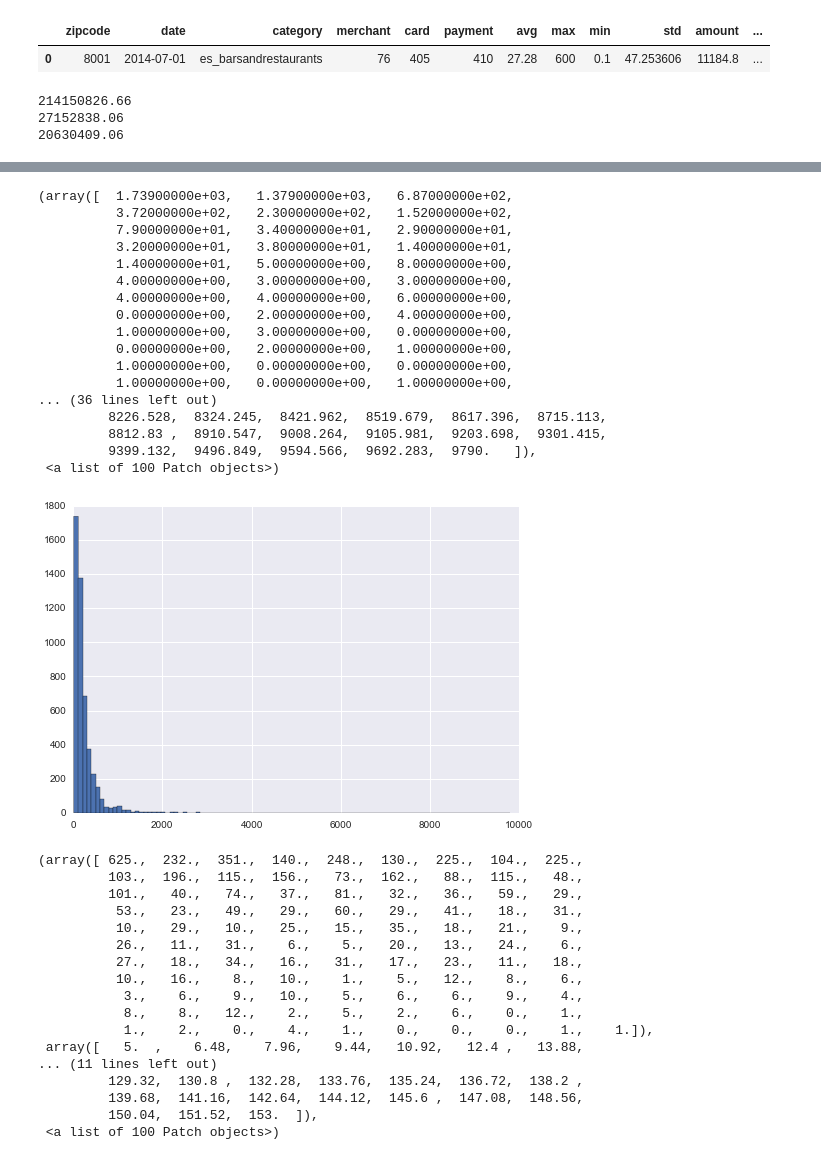
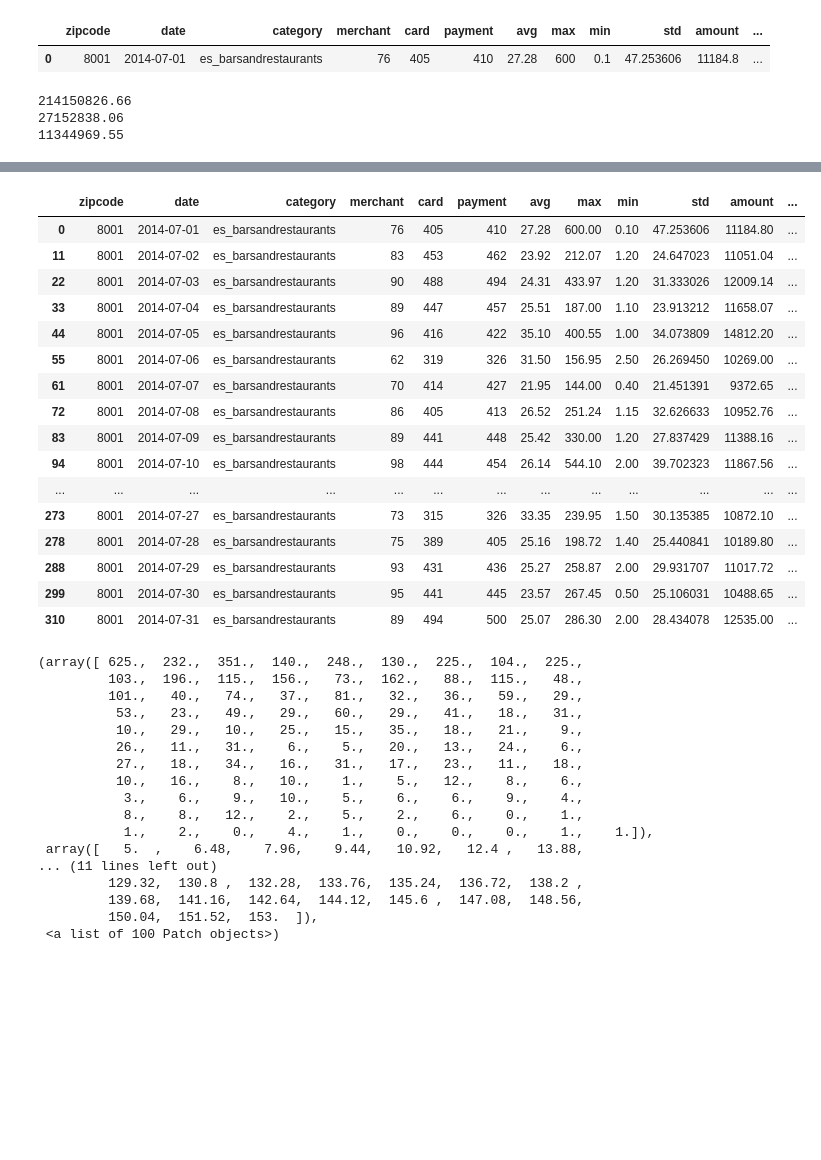
Before and after one commit to TeamUno/project, a Jupyter notebook: initial-exploration/Exploracion-Restaurants_BCN.ipynb, the cells around one changed output, grey strips where cells are left out. Drawn from its saved outputs; the diff is of its cells as text; code cells hidden in the pictures; blank space fills up the shorter version.

```diff
--- a/initial-exploration/Exploracion-Restaurants_BCN.ipynb
+++ b/initial-exploration/Exploracion-Restaurants_BCN.ipynb
@@ -47,13 +52,13 @@ basic_stats[:1]
 #total de pasta en el mes de julio
 print basic_stats["amount"].sum()
 restaurants=basic_stats[basic_stats["category"]=="es_barsandrestaurants"]
-restaurants_bcn=restaurants[restaurants["zipcode"]<=9000]
+restaurants_bcn=restaurants[restaurants["zipcode"]<=8042]
 print restaurants["amount"].sum()
 print restaurants_bcn["amount"].sum()
 # %% [output]
 214150826.66
 27152838.06
-20630409.06
+11344969.55
 # %%
 print restaurants_bcn.shape
 restaurants_bcn[4800:4855]
@@ -77,27 +82,26 @@ restaurants_bcn[4800:4855]
 | 37378 | 8980 | 2014-07-30 | es_barsandrestaurants | 26 | 116 | 119 | 34.53 | 466.33 | 1.45 | 49.837008 | 4109.07 | ... |
 | 37390 | 8980 | 2014-07-31 | es_barsandrestaurants | 25 | 120 | 121 | 27.37 | 156.60 | 1.45 | 24.664514 | 3311.77 | ... |
 # %%
-column="max"#min" #"avgpaybymerch" #"amountbymerch"
-plt.hist(restaurants_bcn[column],bins=100)
+column="payment"#avgpaybymerch"#"min"#"max"#min" #"avgpaybymerch" #"amountbymerch"
+restaurants_bcn[restaurants_bcn["zipcode"]==8001]
 # %% [output]
-(array([  1.73900000e+03,   1.37900000e+03,   6.87000000e+02,
-          3.72000000e+02,   2.30000000e+02,   1.52000000e+02,
-          7.90000000e+01,   3.40000000e+01,   2.90000000e+01,
-          3.20000000e+01,   3.80000000e+01,   1.40000000e+01,
-          1.40000000e+01,   5.00000000e+00,   8.00000000e+00,
-          4.00000000e+00,   3.00000000e+00,   3.00000000e+00,
-          4.00000000e+00,   4.00000000e+00,   6.00000000e+00,
-          0.00000000e+00,   2.00000000e+00,   4.00000000e+00,
-          1.00000000e+00,   3.00000000e+00,   0.00000000e+00,
-          0.00000000e+00,   2.00000000e+00,   1.00000000e+00,
-          1.00000000e+00,   0.00000000e+00,   0.00000000e+00,
-          1.00000000e+00,   0.00000000e+00,   1.00000000e+00,
-... (36 lines left out)
-         8226.528,  8324.245,  8421.962,  8519.679,  8617.396,  8715.113,
-         8812.83 ,  8910.547,  9008.264,  9105.981,  9203.698,  9301.415,
-         9399.132,  9496.849,  9594.566,  9692.283,  9790.   ]),
- <a list of 100 Patch objects>)
-[figure, removed]
+|  | zipcode | date | category | merchant | card | payment | avg | max | min | std | amount | ... |
+| 0 | 8001 | 2014-07-01 | es_barsandrestaurants | 76 | 405 | 410 | 27.28 | 600.00 | 0.10 | 47.253606 | 11184.80 | ... |
+| 11 | 8001 | 2014-07-02 | es_barsandrestaurants | 83 | 453 | 462 | 23.92 | 212.07 | 1.20 | 24.647023 | 11051.04 | ... |
+| 22 | 8001 | 2014-07-03 | es_barsandrestaurants | 90 | 488 | 494 | 24.31 | 433.97 | 1.20 | 31.333026 | 12009.14 | ... |
+| 33 | 8001 | 2014-07-04 | es_barsandrestaurants | 89 | 447 | 457 | 25.51 | 187.00 | 1.10 | 23.913212 | 11658.07 | ... |
+| 44 | 8001 | 2014-07-05 | es_barsandrestaurants | 96 | 416 | 422 | 35.10 | 400.55 | 1.00 | 34.073809 | 14812.20 | ... |
+| 55 | 8001 | 2014-07-06 | es_barsandrestaurants | 62 | 319 | 326 | 31.50 | 156.95 | 2.50 | 26.269450 | 10269.00 | ... |
+| 61 | 8001 | 2014-07-07 | es_barsandrestaurants | 70 | 414 | 427 | 21.95 | 144.00 | 0.40 | 21.451391 | 9372.65 | ... |
+| 72 | 8001 | 2014-07-08 | es_barsandrestaurants | 86 | 405 | 413 | 26.52 | 251.24 | 1.15 | 32.626633 | 10952.76 | ... |
+| 83 | 8001 | 2014-07-09 | es_barsandrestaurants | 89 | 441 | 448 | 25.42 | 330.00 | 1.20 | 27.837429 | 11388.16 | ... |
+| 94 | 8001 | 2014-07-10 | es_barsandrestaurants | 98 | 444 | 454 | 26.14 | 544.10 | 2.00 | 39.702323 | 11867.56 | ... |
+| ... | ... | ... | ... | ... | ... | ... | ... | ... | ... | ... | ... | ... |
+| 273 | 8001 | 2014-07-27 | es_barsandrestaurants | 73 | 315 | 326 | 33.35 | 239.95 | 1.50 | 30.135385 | 10872.10 | ... |
+| 278 | 8001 | 2014-07-28 | es_barsandrestaurants | 75 | 389 | 405 | 25.16 | 198.72 | 1.40 | 25.440841 | 10189.80 | ... |
+| 288 | 8001 | 2014-07-29 | es_barsandrestaurants | 93 | 431 | 436 | 25.27 | 258.87 | 2.00 | 29.931707 | 11017.72 | ... |
+| 299 | 8001 | 2014-07-30 | es_barsandrestaurants | 95 | 441 | 445 | 23.57 | 267.45 | 0.50 | 25.106031 | 10488.65 | ... |
+| 310 | 8001 | 2014-07-31 | es_barsandrestaurants | 89 | 494 | 500 | 25.07 | 286.30 | 2.00 | 28.434078 | 12535.00 | ... |
 # %%
 plt.hist(restaurants_bcn["merchant"],bins=100)
 # %% [output]
```
Also changed, not shown: parts of 5 cells of this notebook.
